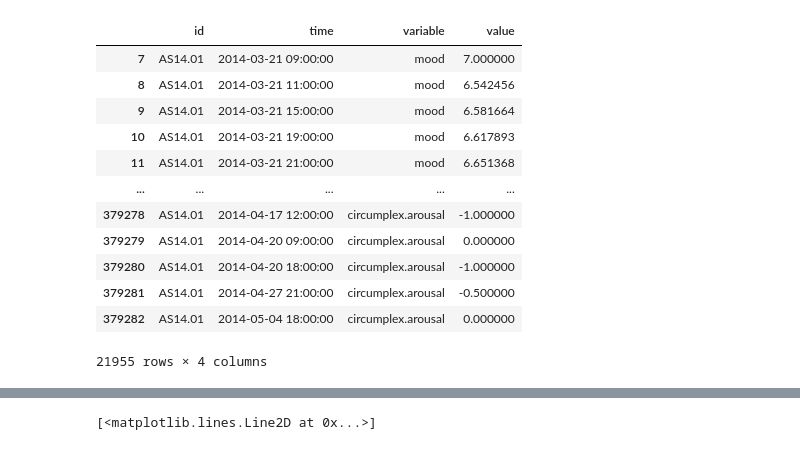
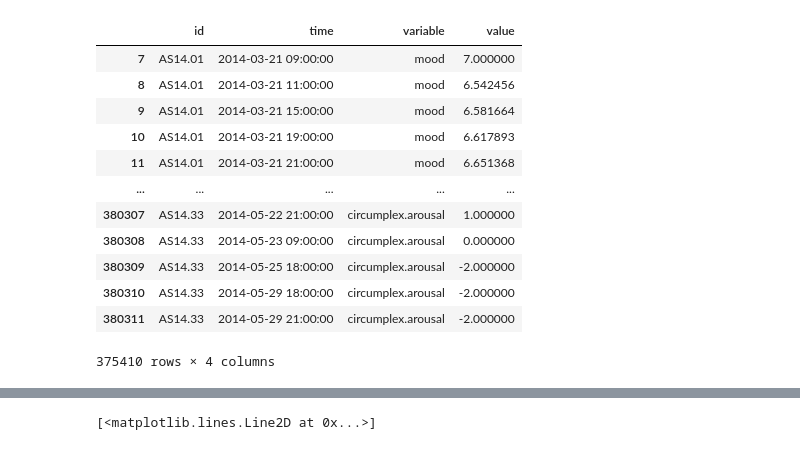
Before and after one commit to rapsac2010/learning-to-rank-expedia-vu, a Jupyter notebook: src/data_aggregation.ipynb, the cells around one changed output, grey strips where cells are left out. Cells and saved outputs as stored; diff of their text form; code cells hidden in the pictures.

```diff
--- a/src/data_aggregation.ipynb
+++ b/src/data_aggregation.ipynb
@@ -1,51 +1,52 @@
 # %%
 import configparser
 import os
 from joblib import dump, load
 import json
 from tqdm import tqdm
 from helpers.helper_functions import *
 from helpers.helper_classes import *
 import pandas as pd
 import matplotlib.pyplot as plt
 import numpy as np
 import statsmodels as sm
 import numpy as np
 import pmdarima as pm
 from statsmodels.tsa.arima.model import ARIMA
 
 pd.set_option('display.max_rows', 200)
 
 # Read config.ini file
 config = configparser.ConfigParser()
 config.read('src/config.ini')
 # os.chdir(config['PATH']['ROOT_DIR'])
 
 # # Load data from data folder joblib
-df = load(config['PATH']['DATA_DIR'] + '/df_cleaned.joblib')
+# df = load(config['PATH']['DATA_DIR'] + '/df_cleaned.joblib')
+# df = load(config['PATH']['DATA_DIR'] + '/df_cleaned_nocap.joblib')
+# df = load(config['PATH']['DATA_DIR'] + '/df_cleaned_cap1.joblib')
+df = load(config['PATH']['DATA_DIR'] + '/df_cleaned_cap2.joblib')
+
+
+
 
 # Time to datetime
 df['time'] = pd.to_datetime(df['time'], format='%Y-%m-%d %H:%M:%S', errors='coerce')
+df
+# %% [output]
+|  | id | time | variable | value |
+| 7 | AS14.01 | 2014-03-21 09:00:00 | mood | 7.000000 |
+| 8 | AS14.01 | 2014-03-21 11:00:00 | mood | 6.542456 |
+| 9 | AS14.01 | 2014-03-21 15:00:00 | mood | 6.581664 |
+| 10 | AS14.01 | 2014-03-21 19:00:00 | mood | 6.617893 |
+| 11 | AS14.01 | 2014-03-21 21:00:00 | mood | 6.651368 |
+| ... | ... | ... | ... | ... |
+| 380307 | AS14.33 | 2014-05-22 21:00:00 | circumplex.arousal | 1.000000 |
+| 380308 | AS14.33 | 2014-05-23 09:00:00 | circumplex.arousal | 0.000000 |
+| 380309 | AS14.33 | 2014-05-25 18:00:00 | circumplex.arousal | -2.000000 |
+| 380310 | AS14.33 | 2014-05-29 18:00:00 | circumplex.arousal | -2.000000 |
+| 380311 | AS14.33 | 2014-05-29 21:00:00 | circumplex.arousal | -2.000000 |
+375410 rows × 4 columns
-# %%
-persons = df['id'].unique()
-
-# subset of one person
-df_sub = df[df['id'] == persons[0]]
-df_sub
-# %% [output]
-|  | id | time | variable | value |
-| 7 | AS14.01 | 2014-03-21 09:00:00 | mood | 7.000000 |
-| 8 | AS14.01 | 2014-03-21 11:00:00 | mood | 6.542456 |
-| 9 | AS14.01 | 2014-03-21 15:00:00 | mood | 6.581664 |
-| 10 | AS14.01 | 2014-03-21 19:00:00 | mood | 6.617893 |
-| 11 | AS14.01 | 2014-03-21 21:00:00 | mood | 6.651368 |
-| ... | ... | ... | ... | ... |
-| 379278 | AS14.01 | 2014-04-17 12:00:00 | circumplex.arousal | -1.000000 |
-| 379279 | AS14.01 | 2014-04-20 09:00:00 | circumplex.arousal | 0.000000 |
-| 379280 | AS14.01 | 2014-04-20 18:00:00 | circumplex.arousal | -1.000000 |
-| 379281 | AS14.01 | 2014-04-27 21:00:00 | circumplex.arousal | -0.500000 |
-| 379282 | AS14.01 | 2014-05-04 18:00:00 | circumplex.arousal | 0.000000 |
-21955 rows × 4 columns
 # %%
 # all variables
 all_vars = df['variable'].unique()
```
Also changed, not shown: parts of 5 cells of this notebook, 1 other file.
